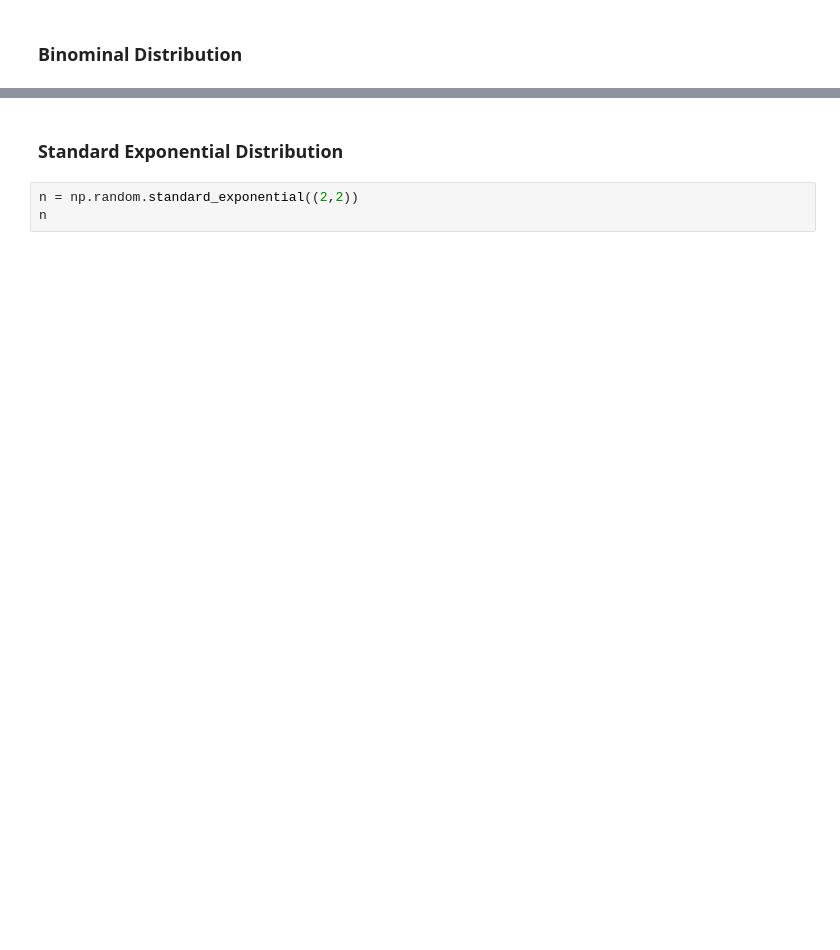
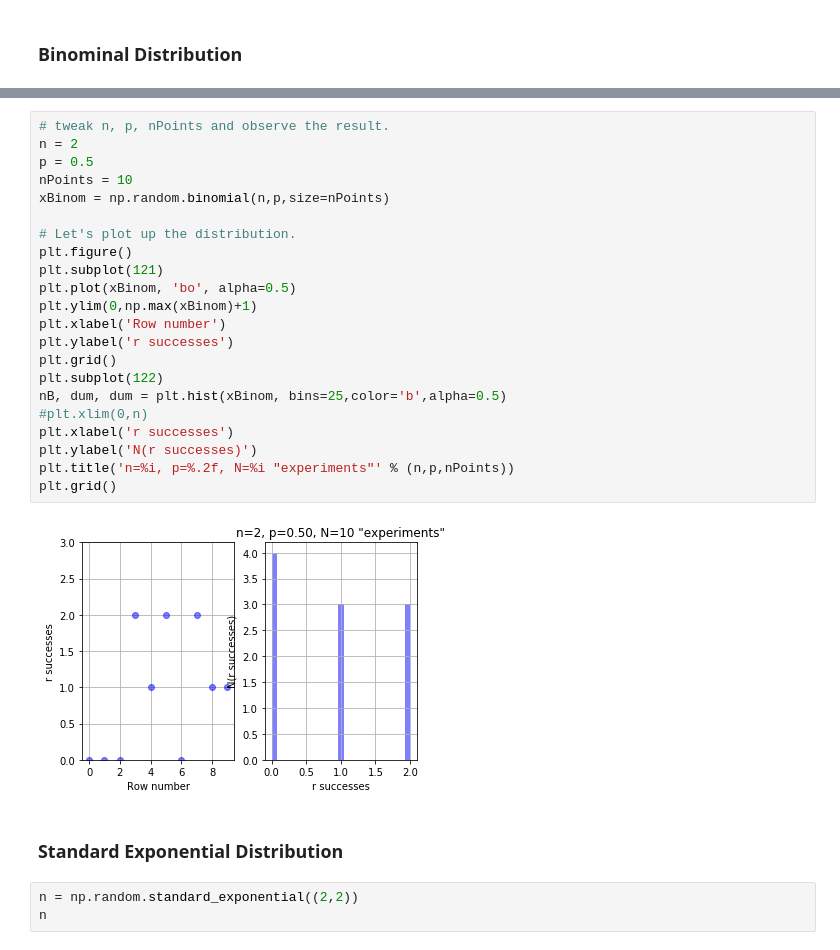
Before and after one commit to IvanMcGann/emergingTechAssignments, a Jupyter notebook: numpy-random.ipynb, the cells around one changed output, grey strips where cells are left out. Saved outputs shown, nothing was run; the diff lists cells and outputs as text; blank space fills up the shorter version.

Commit message:
Added changes to random.numpy script and other scripts, thinking of changing some of my choices for distributions.

```diff
--- a/numpy-random.ipynb
+++ b/numpy-random.ipynb
@@ -81,3 +105,27 @@ sum(np.random.binomial(1, .5, 38) == 0) * 3
+# %%
+# tweak n, p, nPoints and observe the result.
+n = 2
+p = 0.5
+nPoints = 10
+xBinom = np.random.binomial(n,p,size=nPoints)
+
+# Let's plot up the distribution.
+plt.figure()
+plt.subplot(121)
+plt.plot(xBinom, 'bo', alpha=0.5)
+plt.ylim(0,np.max(xBinom)+1)
+plt.xlabel('Row number')
+plt.ylabel('r successes')
+plt.grid()
+plt.subplot(122)
+nB, dum, dum = plt.hist(xBinom, bins=25,color='b',alpha=0.5)
+#plt.xlim(0,n)
+plt.xlabel('r successes')
+plt.ylabel('N(r successes)')
+plt.title('n=%i, p=%.2f, N=%i "experiments"' % (n,p,nPoints))
+plt.grid()
+# %% [output]
+[figure, added]
 # %% [markdown]
 ### Standard Exponential Distribution
 # %%
```
Also changed, not shown: parts of 17 cells of this notebook, 2 other files.
